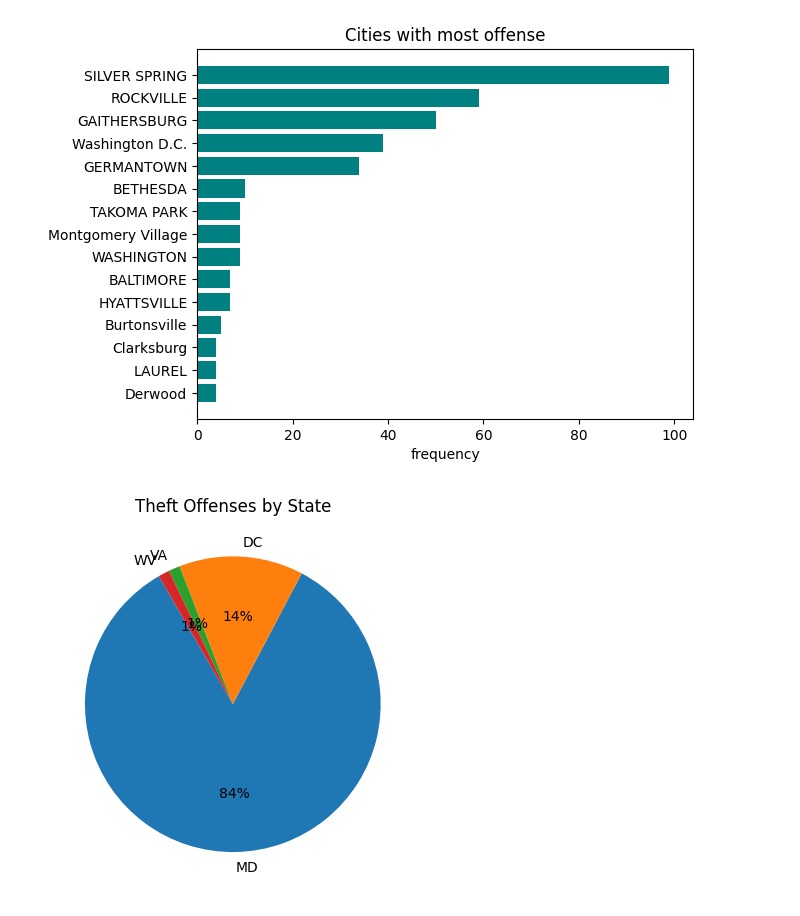
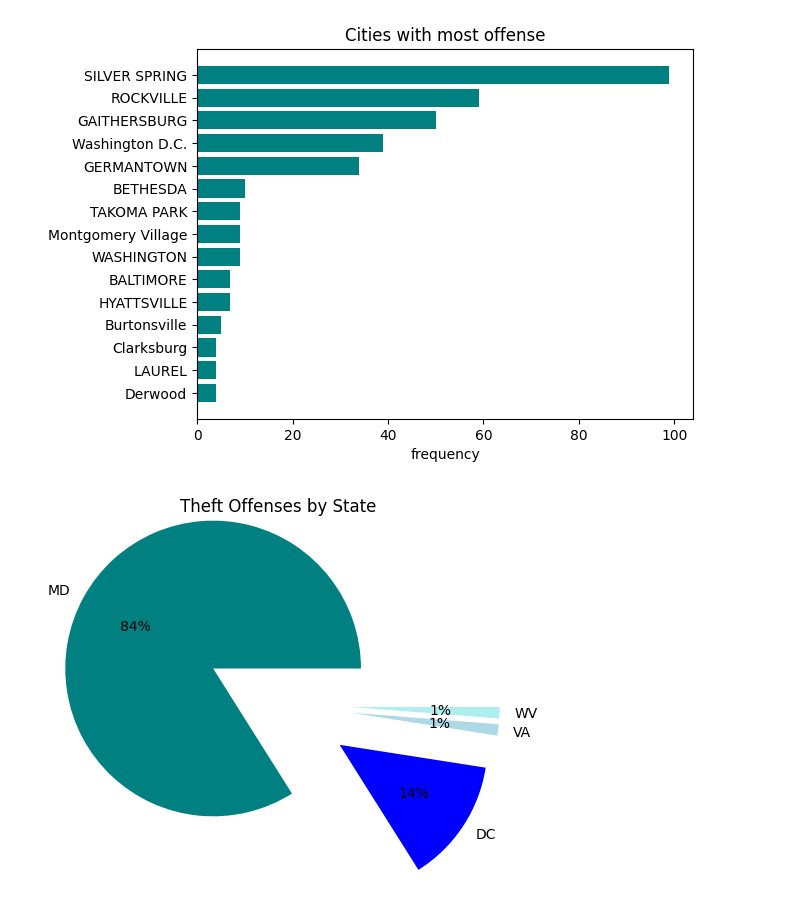
Before and after one commit to lydia-r/Data-110, a Jupyter notebook: Assignment/week_10.ipynb, the cells around one changed output. Saved outputs shown, nothing was run; the diff lists cells and outputs as text; code cells hidden in the pictures.

```diff
--- a/Assignment/week_10.ipynb
+++ b/Assignment/week_10.ipynb
@@ -126,12 +126,18 @@ plt.title('Cities with most offense')
 plt.show()
 # %% [output]
 [figure]
-# %%
-theft_state= theft_df['STATE'].value_counts()
-color='teal,blue,lightblue,paleblue'
-theft_state.plot.pie(autopct='%1.0f%%', title='Theft Offenses by State', startangle=120, color=color)
-
-plt.ylabel('')  # Remove y-axis label for a cleaner look
-plt.show()
-# %% [output]
-[figure, removed]
+# %%
+theft_state = theft_df['STATE'].value_counts()
+explode = (0.5, 0.5, 0.5, 0.5)  # Explode all slices
+colors = ['teal', 'blue', 'lightblue', 'paleturquoise']  # Custom colors
+plt.pie(
+    theft_state.values,
+    labels=theft_state.index,
+    autopct='%1.0f%%',
+    explode=explode,
+    colors=colors,
+)
+plt.title('Theft Offenses by State')
+plt.show()
+# %% [output]
+[figure, added]
```
